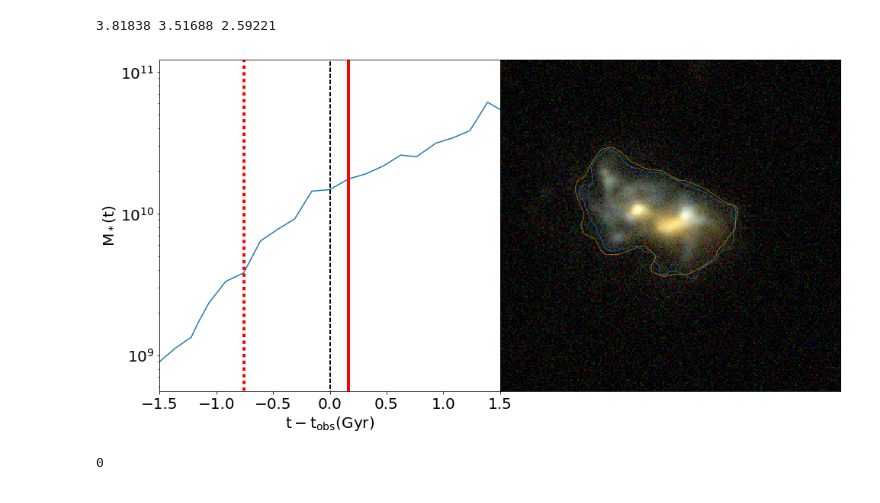
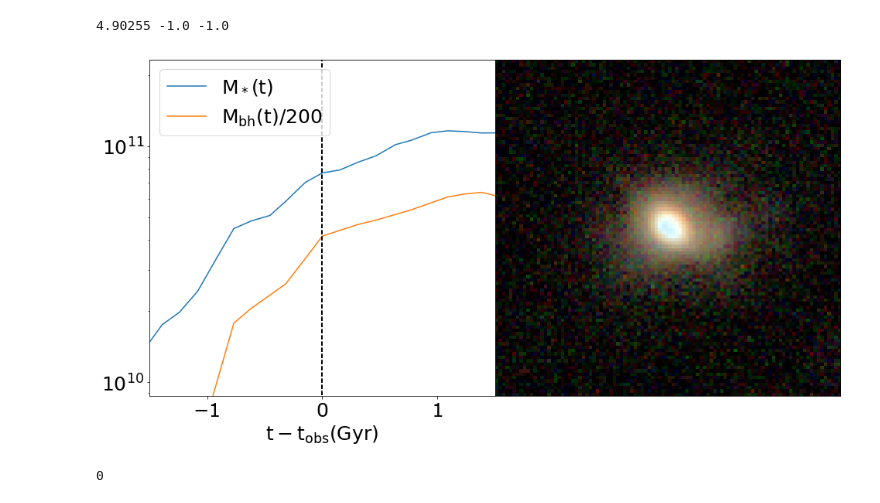
Before and after one commit to gsnyder206/synthetic-image-morph, a Jupyter notebook: morphology_analysis/ExamineGalaxies.ipynb, the cells around one changed output. Saved outputs shown, nothing was run; the diff lists cells and outputs as text; code cells hidden in the pictures.

```diff
--- a/morphology_analysis/ExamineGalaxies.ipynb
+++ b/morphology_analysis/ExamineGalaxies.ipynb
@@ -1,24 +1,35 @@
 # %%
 import astropy
 import astropy.io.ascii as ascii
 import pandas as pd
 import numpy as np
 import matplotlib
 from matplotlib import pyplot as plt
 import astropy.io.fits as pyfits
 import masshistory
+import showgalaxy
 
 sfid=99982   #Ring!
 sfid=103701 #late merger
 sfid=99450  #double nucleus
 sfid=102672 #appears isolated
 sfid=105747 #wreck
 sfid=102098 #multi merger
-
 sfid=99450  #double nucleus
 
-masshistory.masshistory('snapshot_068',sfid,camnum=0,size=8,alph=1,Q=4,sb='SB27',gyrbox=False)
+
+#77564 pre-merger but low-lum AGN
+#minor pair 25561
+
+#8468 whoa clumps
+#73247 pair and high OIII
+#46001 merger wreck
+#100838 compact starburst
+
+masshistory.masshistory('snapshot_075',100838,camnum=0,size=8,alph=0.2,
+                        Q=5,sb='SB25',gyrbox=False,use_rfkey=None,npix=100,
+                       filters=['WFC3-F105W','WFC3-F125W','WFC3-F160W'])
 # %% [output]
-3.81838 3.51688 2.59221
+4.90255 -1.0 -1.0
-[figure, old version]
+[figure, new version]
 0
```
Also changed, not shown: 3 other files.
